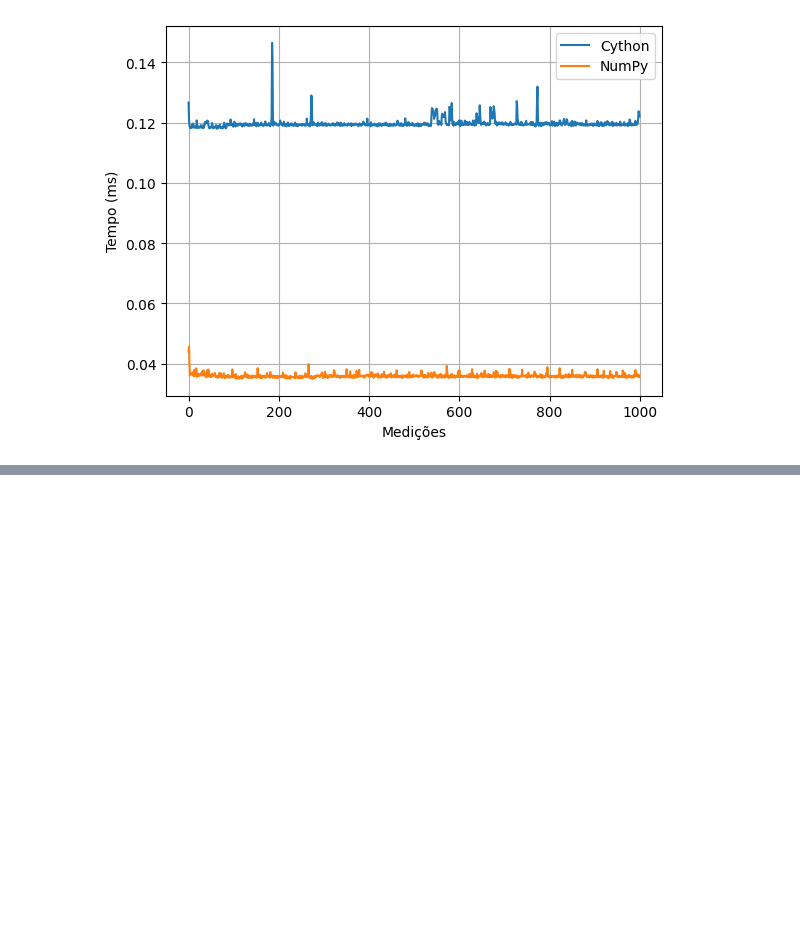
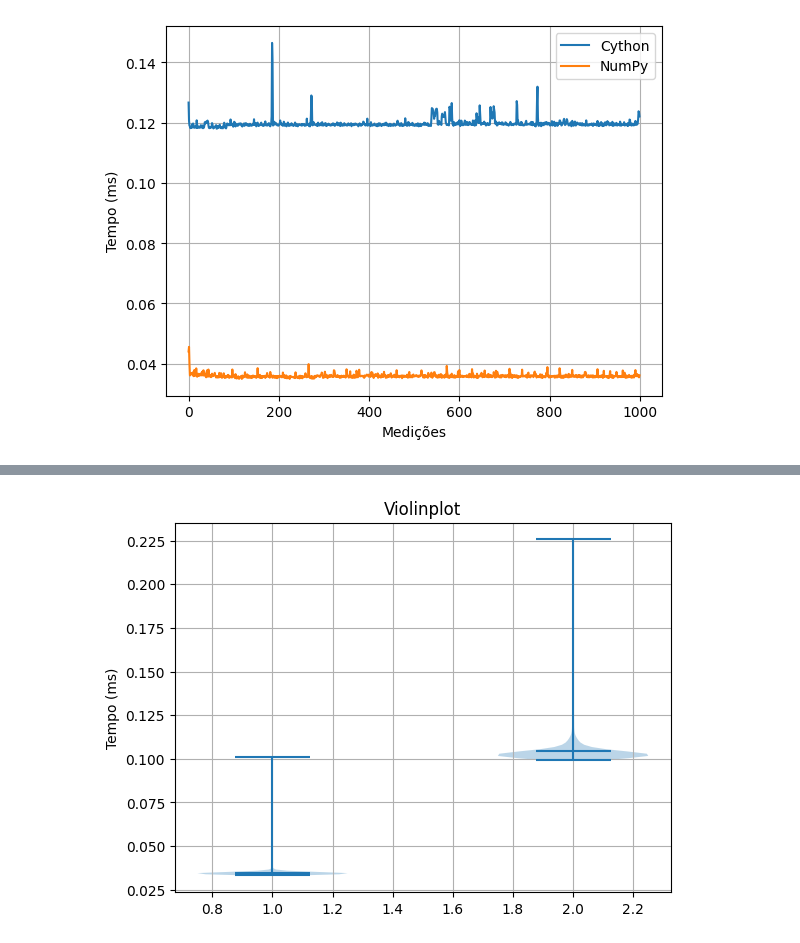
Before and after one commit to marcuscostagraciano/TCC-BSI, a Jupyter notebook: main.ipynb, the cells around one changed output, grey strips where cells are left out. Saved outputs shown, nothing was run; the diff lists cells and outputs as text; code cells hidden in the pictures; blank space fills up the shorter version.

```diff
--- a/main.ipynb
+++ b/main.ipynb
@@ -329,0 +357,4 @@ LinePlot(timings_data=tempos).generate()
+# %%
+ViolinPlot(timings_data=tempos).generate()
+# %% [output]
+[figure, added]
```
Also changed, not shown: parts of 6 cells of this notebook.
